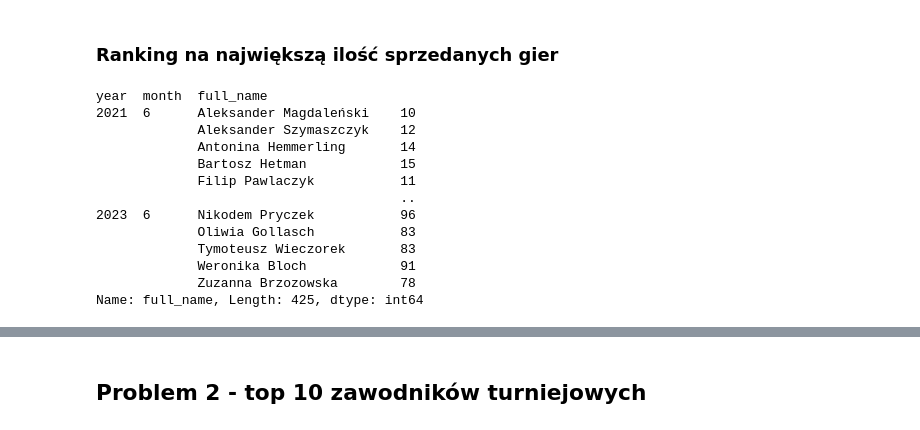
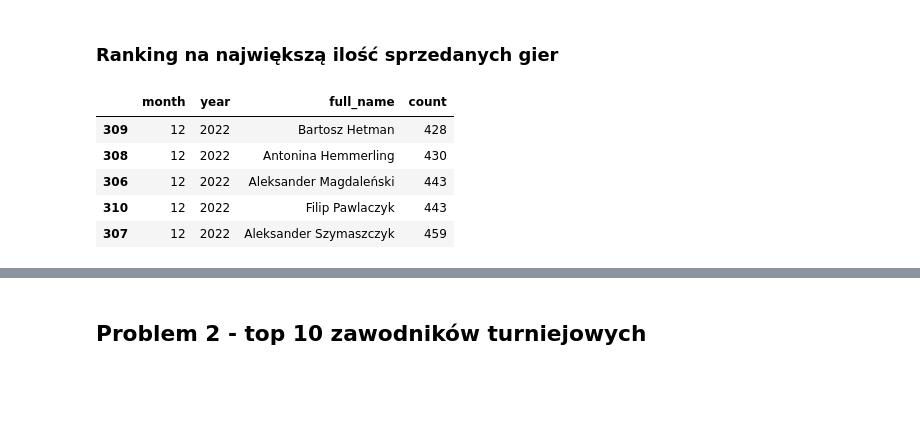
Before and after one commit to mweuro/Gameshop_database, a Jupyter notebook: Michal/analysis.ipynb, the cells around one changed output, grey strips where cells are left out. Cells and saved outputs as stored; diff of their text form; code cells hidden in the pictures; blank space fills up the shorter version.

```diff
--- a/Michal/analysis.ipynb
+++ b/Michal/analysis.ipynb
@@ -58,26 +58,6 @@ Pracownika miesiąca można rozumieć jako:
 * tego co sprzedał/wypożyczył największą ilość gier
 * tego co osiągnął największy przychód z gier
 # %%
-"""Funkcja tworzy wykres słupkowy rankingu dla przykładowego miesiąca"""
-def month_ranking_example(df, xlab, year = 2023, month = 5):
-    month_names = {1 : 'Styczeń',
-                  2 : 'Luty',
-                  3 : 'Marzec',
-                  4 : 'Kwiecień',
-                  5 : 'Maj',
-                  6 : 'Czerwiec',
-                  7 : 'Lipiec',
-                  8 : 'Sierpień',
-                  9 : 'Wrzesień',
-                  10 : 'Październik',
-                  11 : 'Listopad',
-                  12 : 'Grudzień'}
-    df = df.xs(year, level = 'year').xs(month, level = 'month')[:5].sort_values(ascending = False)
-    plt.style.use('bmh')
-    fig, ax = plt.subplots(figsize = (15, 7))
-    ax = sns.barplot(x = df.values, y = df.index, orient='h', palette = ['goldenrod', 'silver', 'sienna', 'powderblue' , 'powderblue'])
-    ax.bar_label(ax.containers[0], fmt= '%.0f', label_type='edge')
-    ax.set_xlabel(xlab)
-    ax.set_ylabel('')
-    ax.set_title('Ranking miesiąca: ' + month_names[month] + ' ' + str(year))
-    plt.show()
+def month_ranking_example(df, year = 2023, month = 5):
+    df = df[df.month == month][df.year == year][:5].sort_values(by = 'count', ascending = True)
+    return df
@@ -195,19 +64,2 @@ month_ranking_example(best_staff, 'Całkowity przychód', 2023, 1)
 # %% [markdown]
 ### Ranking na największą ilość sprzedanych gier
-# %%
-best_count = df1_sale.groupby(['year', 'month', 'full_name'])['full_name'].count()
-best_count
-# %% [output]
-year  month  full_name
-2021  6      Aleksander Magdaleński    10
-             Aleksander Szymaszczyk    12
-             Antonina Hemmerling       14
-             Bartosz Hetman            15
-             Filip Pawlaczyk           11
-                                       ..
-2023  6      Nikodem Pryczek           96
-             Oliwia Gollasch           83
-             Tymoteusz Wieczorek       83
-             Weronika Bloch            91
-             Zuzanna Brzozowska        78
-Name: full_name, Length: 425, dtype: int64
@@ -214 +77,16 @@ Name: full_name, Length: 425, dtype: int64
+# %%
+df1 = month_ranking_example(df, year = 2023, month = 5)
+df2 = month_ranking_example(df, year = 2023, month = 4)
+df3 = month_ranking_example(df, year = 2023, month = 3)
+df4 = month_ranking_example(df, year = 2023, month = 2)
+df5 = month_ranking_example(df, year = 2023, month = 1)
+df6 = month_ranking_example(df, year = 2022, month = 12)
+df6
+# %% [output]
+|  | month | year | full_name | count |
+| 309 | 12 | 2022 | Bartosz Hetman | 428 |
+| 308 | 12 | 2022 | Antonina Hemmerling | 430 |
+| 306 | 12 | 2022 | Aleksander Magdaleński | 443 |
+| 310 | 12 | 2022 | Filip Pawlaczyk | 443 |
+| 307 | 12 | 2022 | Aleksander Szymaszczyk | 459 |
 # %%
```
Also changed, not shown: parts of 19 cells of this notebook, 1 other file.
